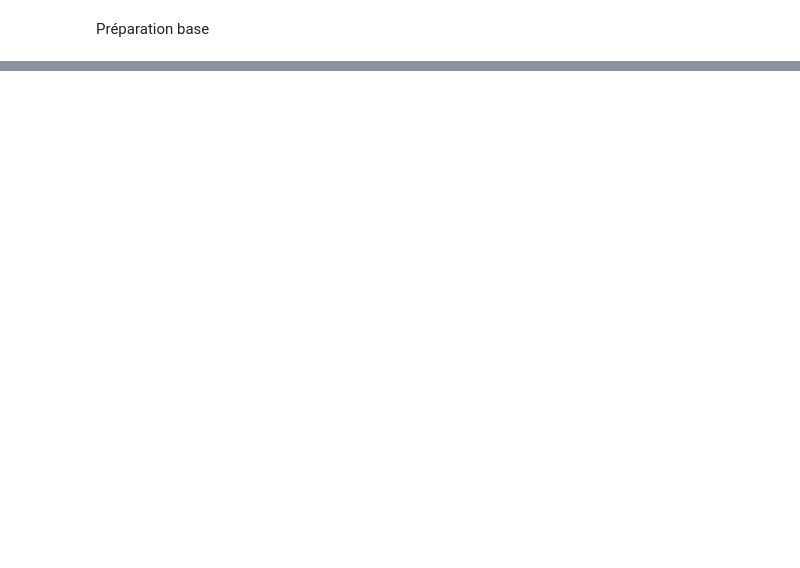
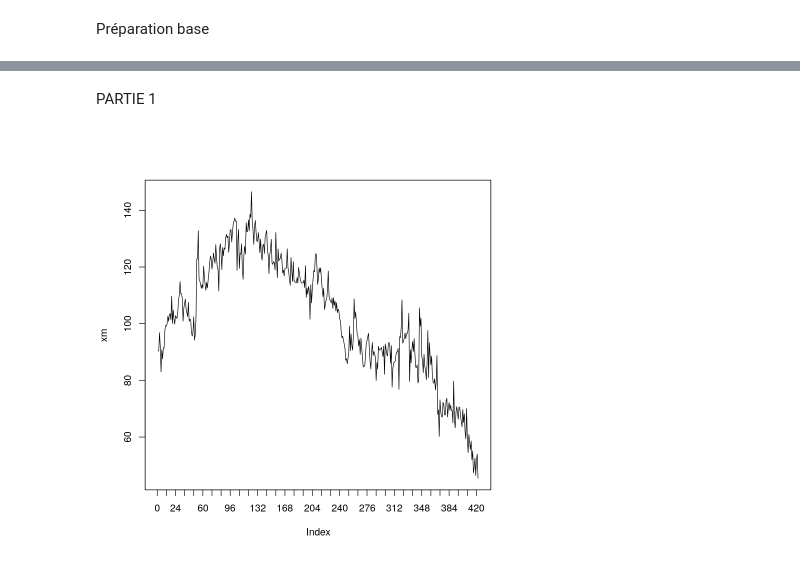
Before and after one commit to dianesaint/Series_temporelles, a Jupyter notebook: projet.ipynb, the cells around one changed output, grey strips where cells are left out. Drawn from its saved outputs; the diff is of its cells as text; code cells hidden in the pictures; blank space fills up the shorter version.

Commit message:
question 1 et préparation question 2

```diff
--- a/projet.ipynb
+++ b/projet.ipynb
@@ -40,5 +37,11 @@ Registered S3 method overwritten by 'quantmod':
 # %%
 # import des données
 
-data <- read.csv("/home/onyxia/work/Series_temporelles/valeurs_mensuelles.csv")
+data <- read.csv("/home/onyxia/work/Series_temporelles/valeurs_mensuelles.csv", header = FALSE, sep = ";")
 # %%
+# préparation de la série
+
+xm.source <- zoo(data[[2]]) #converts the first data element en "zoo"
+T <- length(xm.source)
+xm <- xm.source[1:T]
+xm_ts <- ts(xm, start = c(1990, 1), frequency = 12)
@@ -53,0 +88,10 @@ Warning message in library(package, lib.loc = lib.loc, character.only = TRUE, lo
+# %% [markdown]
+PARTIE 1
+# %%
+# Part 1
+
+# question 1
+plot(xm_ts, xaxt="n") #represents xm_ts
+axis(side=1,at=seq(0,422,12)) #prints the x-axis in 12 by 0 to 422
+# %% [output]
+[figure, added]
```
Also changed, not shown: parts of 14 cells of this notebook, 1 other file.
